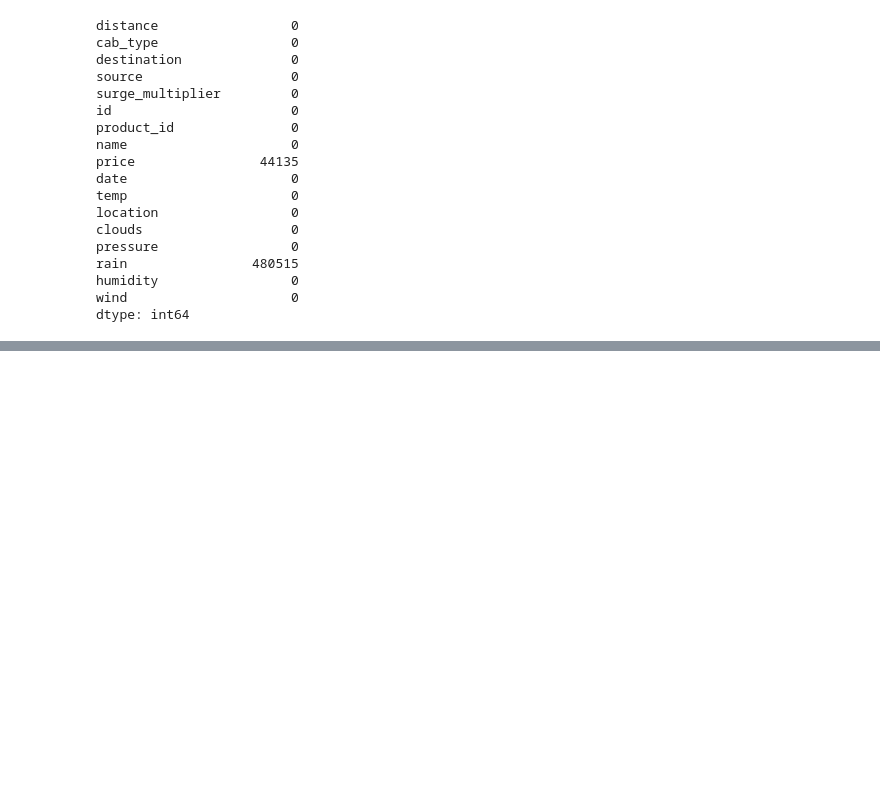
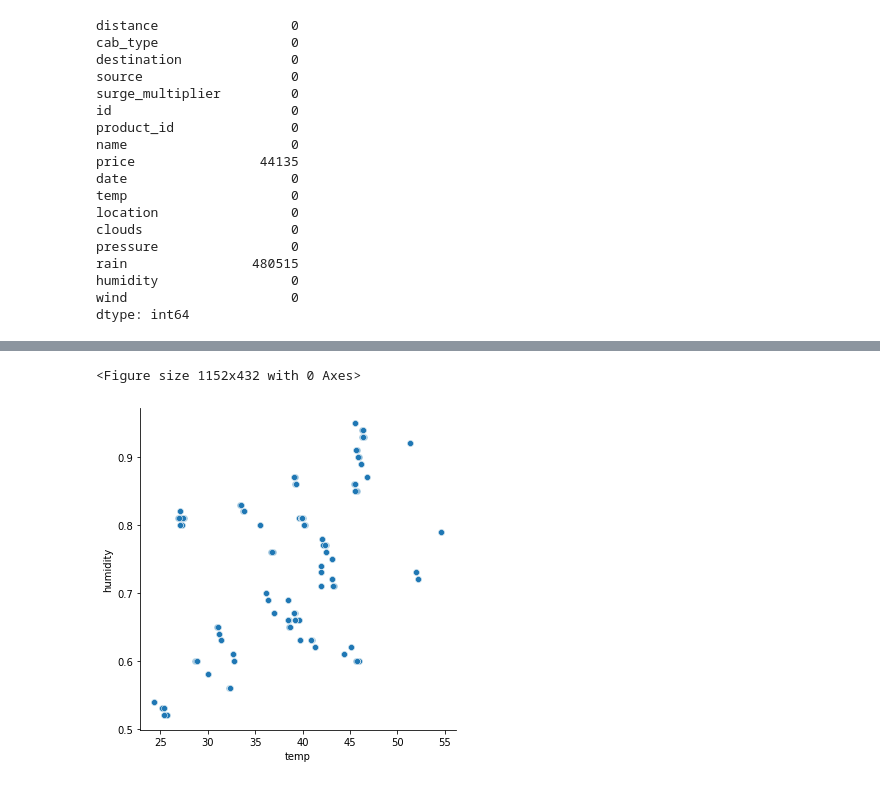
Before and after one commit to aymanmostafa11/Taxi-Ride-Fare-Prediction, a Jupyter notebook: ML Project.ipynb, the cells around one changed output, grey strips where cells are left out. Cells and saved outputs as stored; diff of their text form; code cells hidden in the pictures; blank space fills up the shorter version.

```diff
--- a/ML Project.ipynb
+++ b/ML Project.ipynb
@@ -242,0 +300,7 @@ TypeError: dropna() got multiple values for argument 'axis'
+# %%
+plt.figure(figsize =(16,6))
+sns.relplot(data=mergedData,x='temp',y='humidity')
+plt.show()
+# %% [output]
+<Figure size 1152x432 with 0 Axes>
+[figure, added]
```
Also changed, not shown: parts of 15 cells of this notebook, 1 other file.
